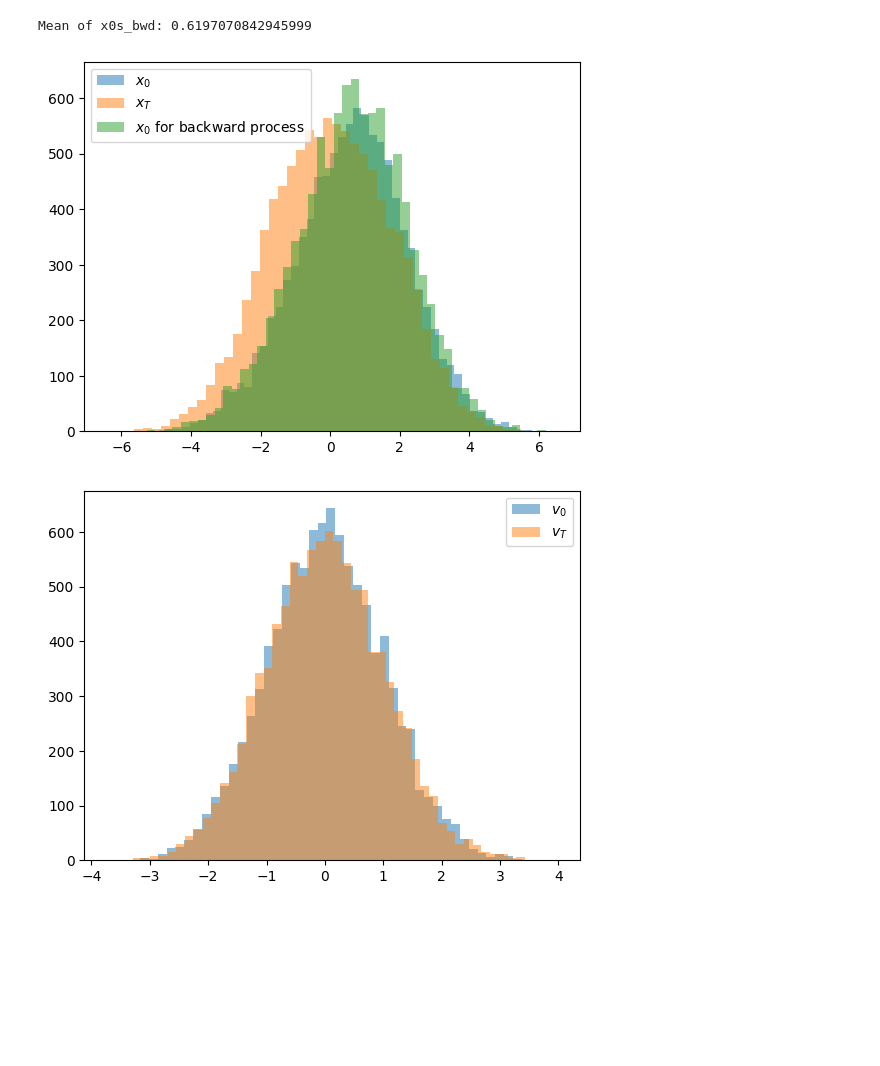
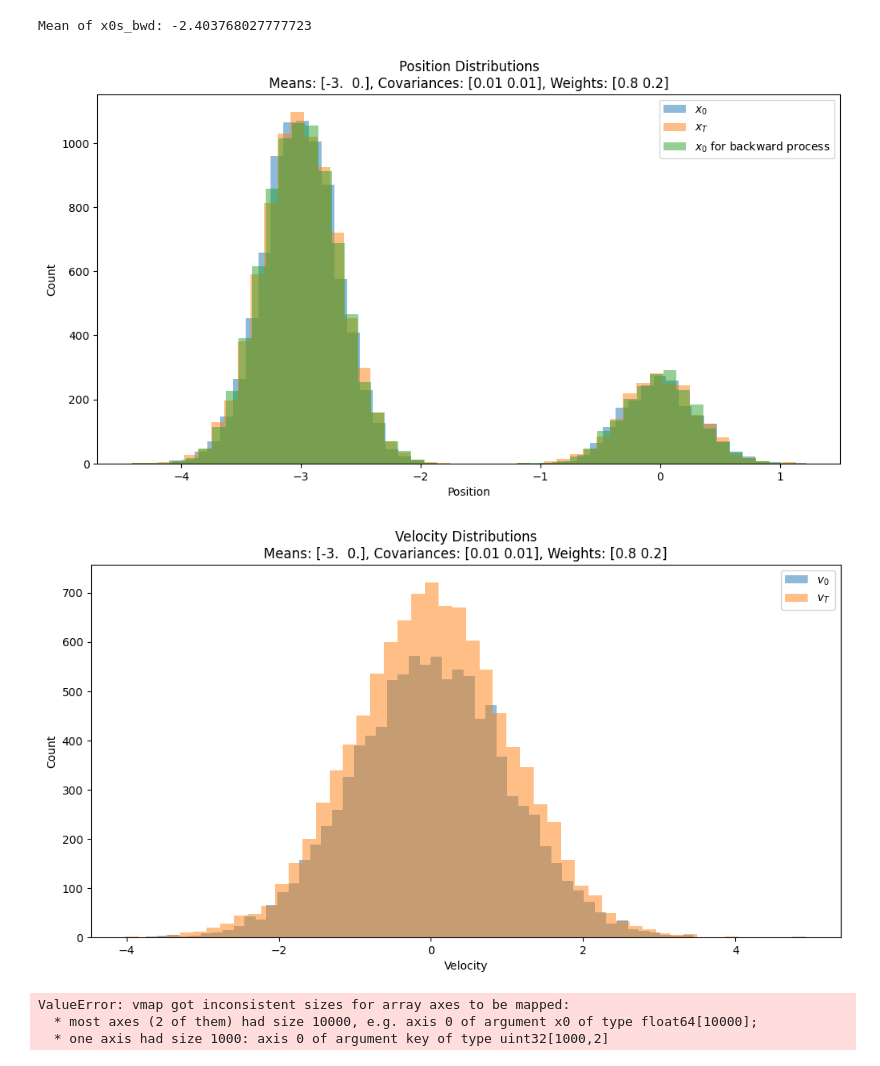
Before and after one commit to cyboesch/oscillator_dev, a Jupyter notebook: sde-dev/notebooks/2024-09-17_adiabatic_evolution_cyrill.ipynb, the cells around one changed output. Drawn from its saved outputs; the diff is of its cells as text; code cells hidden in the pictures; blank space fills up the shorter version.

Commit message:
changes some of the parameters around to make sampling more obvious

```diff
--- a/sde-dev/notebooks/2024-09-17_adiabatic_evolution_cyrill.ipynb
+++ b/sde-dev/notebooks/2024-09-17_adiabatic_evolution_cyrill.ipynb
@@ -57,12 +50,13 @@ The local installation version must be no lower than 9100..(Set TF_CPP_MIN_LOG_L
 # %%
 # Create a time-dependent energy function
 state_dim = 1
-means = jnp.array([-1.0, 1.0])
-covariances = jnp.array([.2, 0.2])
-weights = jnp.array([0.2, 0.8])
+means = jnp.array([-3.0, 0.0])
+covariances = 0.01*jnp.ones(2)
+weights = jnp.array([0.8, 0.2])
 
 # --- Make time-dependent covariances
 T = 100.0
+# T = 1.0
 temp_final = 10.0
 temp_fn = lambda t: temp_final #1+temp_final * t/T
 
@@ -73,19 +67,19 @@ params_fn = lambda t: {
 }
 
 
-def sample_fwd_ics(key, N):
+def sample_fwd_ics(key, N, t=0):
     x_key, v_key = jax.random.split(key, 2)
     x0s_keys = jax.random.split(x_key, N)
     v0s_keys = jax.random.split(v_key, N)
-    x0s = jax.vmap(lambda key: sample_mog(key, **params_fn(0)))(x0s_keys)
+    x0s = jax.vmap(lambda key: sample_mog(key, **params_fn(t)))(x0s_keys)
     v0s = jax.vmap(lambda key: jr.normal(key))(v0s_keys)
     return x0s, v0s
 
-def sample_bwd_ics(key, N):
+def sample_bwd_ics(key, N, t=T):
     x_key, v_key = jax.random.split(key, 2)
     x0s_keys = jax.random.split(x_key, N)
     v0s_keys = jax.random.split(v_key, N)
-    x0s = jax.vmap(lambda key: sample_mog(key, **params_fn(T)))(x0s_keys)
+    x0s = jax.vmap(lambda key: sample_mog(key, **params_fn(t)))(x0s_keys)
     v0s = jax.vmap(lambda key: jr.normal(key))(v0s_keys)
     return x0s, v0s
 
@@ -128,6 +122,6 @@ plot_time_dependent_energy(rev_U_x_t, T=T, reverse=True)
 # %%
 # Set up solve parameters
-solver = Euler()  # Trust in dt -> 0...
+solver = ItoMilstein()  # Trust in dt -> 0...
 
 
 def _split_state(y):
@@ -173,10 +167,8 @@ script_key, sample_key, solve_key = jax.random.split(script_key, 3)
 
 
 # --- Solve N trajectories in parallel, with unique key, x0, v0.
-x0s, v0s = sample_fwd_ics(sample_key, N)
+x0s, v0s = sample_fwd_ics(sample_key, N, t=0)
 solve_keys = jax.random.split(solve_key, N)
 (xTs, vTs, ts), _ = jax.vmap(lambda key, x0, v0: solve_fwd(key, x0, v0, dt, t0, t1))(
     solve_keys, x0s, v0s
 )
-mean_xTs = jnp.mean(xTs)
-print(f"Mean of xTs: {mean_xTs}")
@@ -184,0 +175,9 @@ Mean of xTs: 0.02946122557597372
+# %%
+import numpy as np
+xTs = np.array(xTs)
+mean_xTs = np.mean(xTs)
+print(f"Mean of xTs: {mean_xTs}")
+# rolling mean
+rolling_mean = np.cumsum(xTs, axis=0) / np.arange(1, N+1)[:, np.newaxis]
+plt.plot(rolling_mean)
+plt.show()
@@ -185,29 +187,34 @@ Mean of xTs: 0.02946122557597372
 # %%
 script_key, bwd_sample_key, bwd_solve_key = jax.random.split(script_key+1, 3)
-x0s_bwd, v0s_bwd = sample_bwd_ics(bwd_sample_key, N)
+x0s_bwd, v0s_bwd = sample_bwd_ics(bwd_sample_key, N, t=T)
 mean_x0s_bwd = jnp.mean(x0s_bwd)
 print(f"Mean of x0s_bwd: {mean_x0s_bwd}")
 # %% [output]
-Mean of x0s_bwd: 0.6197070842945999
+Mean of x0s_bwd: -2.403768027777723
 # %%
 # --- Plot histograms of initial and final distributions.
+plt.figure(figsize=(12, 6))
 plt.hist(x0s, bins=50, alpha=0.5, label="$x_0$")
-plt.legend()
 plt.hist(xTs, bins=50, alpha=0.5, label="$x_T$")
-plt.legend()
 plt.hist(x0s_bwd, bins=50, alpha=0.5, label="$x_0$ for backward process")
 plt.legend()
+plt.title(f"Position Distributions\nMeans: {means}, Covariances: {covariances}, Weights: {weights}")
+plt.xlabel("Position")
+plt.ylabel("Count")
 plt.show()
 
 # v0
+plt.figure(figsize=(12, 6))
 plt.hist(v0s, bins=50, alpha=0.5, label="$v_0$")
-plt.legend()
 plt.hist(vTs, bins=50, alpha=0.5, label="$v_T$")
 plt.legend()
+plt.title(f"Velocity Distributions\nMeans: {means}, Covariances: {covariances}, Weights: {weights}")
+plt.xlabel("Velocity")
+plt.ylabel("Count")
 plt.show()
 # %% [output]
-[figure, old version]
+[figure, new version]
-[figure, old version]
+[figure, new version]
 # %%
 # Set up solve parameters
 solver = Euler()  # Trust in dt -> 0...
@@ -264,6 +271,10 @@ solve_keys_bwd = jax.random.split(bwd_solve_key, N)
 # (
 #     solve_keys_bwd, x0s_bwd, v0s_bwd
 # )
+# %% [output]
+ValueError: vmap got inconsistent sizes for array axes to be mapped:
+  * most axes (2 of them) had size 10000, e.g. axis 0 of argument x0 of type float64[10000];
+  * one axis had size 1000: axis 0 of argument key of type uint32[1000,2]
 # %%
 # --- Plot histograms of initial and final distributions.
 plt.hist(x0s_bwd, bins=50, alpha=0.5, label="$x_0$")
```
Also changed, not shown: parts of 4 cells of this notebook.
